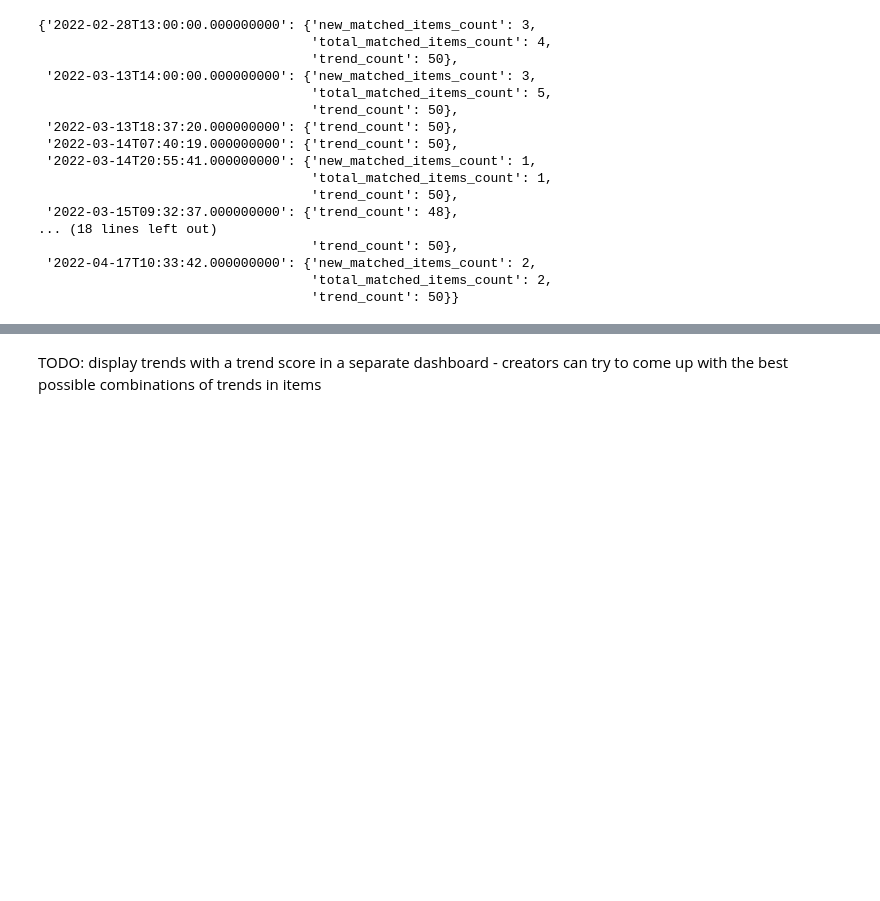
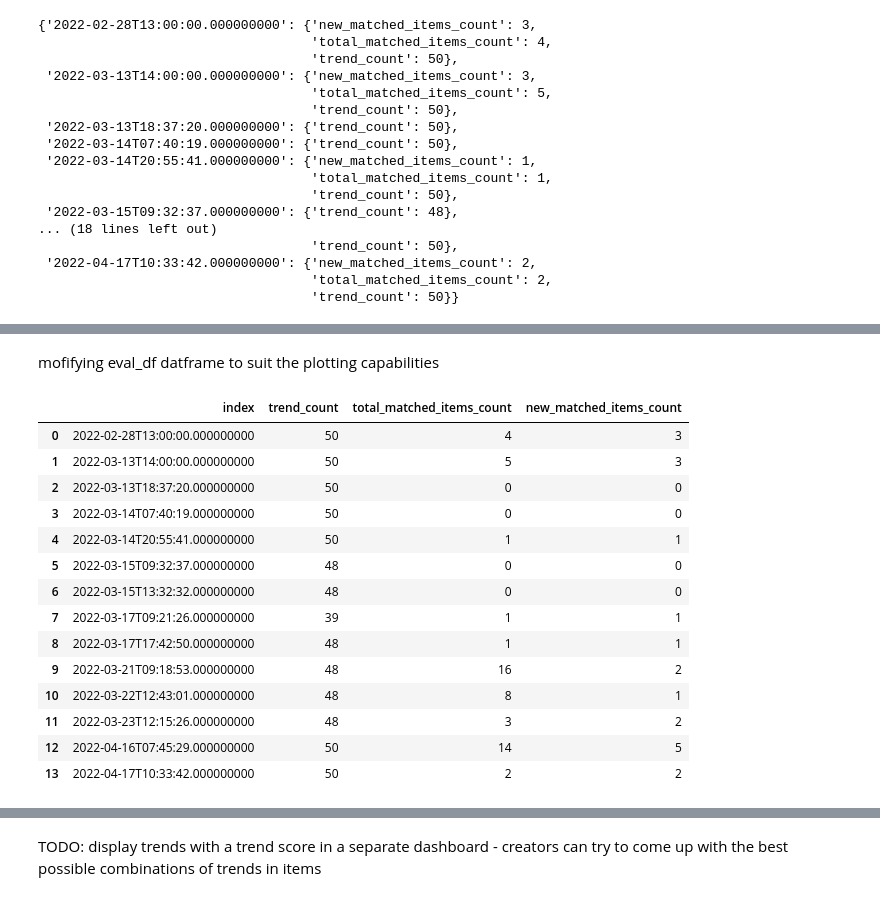
Before and after one commit to dinuka-rp/nerdy-panda, a Jupyter notebook: Prototype/RecSys/Trends_Content_based_NFT_Recommender_System.ipynb, the cells around one changed output, grey strips where cells are left out. Drawn from its saved outputs; the diff is of its cells as text; code cells hidden in the pictures; blank space fills up the shorter version.

```diff
--- a/Prototype/RecSys/Trends_Content_based_NFT_Recommender_System.ipynb
+++ b/Prototype/RecSys/Trends_Content_based_NFT_Recommender_System.ipynb
@@ -777,0 +810,22 @@ add 0s to dates that have no matches
+# %% [markdown]
+mofifying eval_df datframe to suit the plotting capabilities
+# %%
+eval_df = eval_df.reset_index()
+
+eval_df
+# %% [output]
+|  | index | trend_count | total_matched_items_count | new_matched_items_count |
+| 0 | 2022-02-28T13:00:00.000000000 | 50 | 4 | 3 |
+| 1 | 2022-03-13T14:00:00.000000000 | 50 | 5 | 3 |
+| 2 | 2022-03-13T18:37:20.000000000 | 50 | 0 | 0 |
+| 3 | 2022-03-14T07:40:19.000000000 | 50 | 0 | 0 |
+| 4 | 2022-03-14T20:55:41.000000000 | 50 | 1 | 1 |
+| 5 | 2022-03-15T09:32:37.000000000 | 48 | 0 | 0 |
+| 6 | 2022-03-15T13:32:32.000000000 | 48 | 0 | 0 |
+| 7 | 2022-03-17T09:21:26.000000000 | 39 | 1 | 1 |
+| 8 | 2022-03-17T17:42:50.000000000 | 48 | 1 | 1 |
+| 9 | 2022-03-21T09:18:53.000000000 | 48 | 16 | 2 |
+| 10 | 2022-03-22T12:43:01.000000000 | 48 | 8 | 1 |
+| 11 | 2022-03-23T12:15:26.000000000 | 48 | 3 | 2 |
+| 12 | 2022-04-16T07:45:29.000000000 | 50 | 14 | 5 |
+| 13 | 2022-04-17T10:33:42.000000000 | 50 | 2 | 2 |
```
Also changed, not shown: parts of 25 cells of this notebook.
